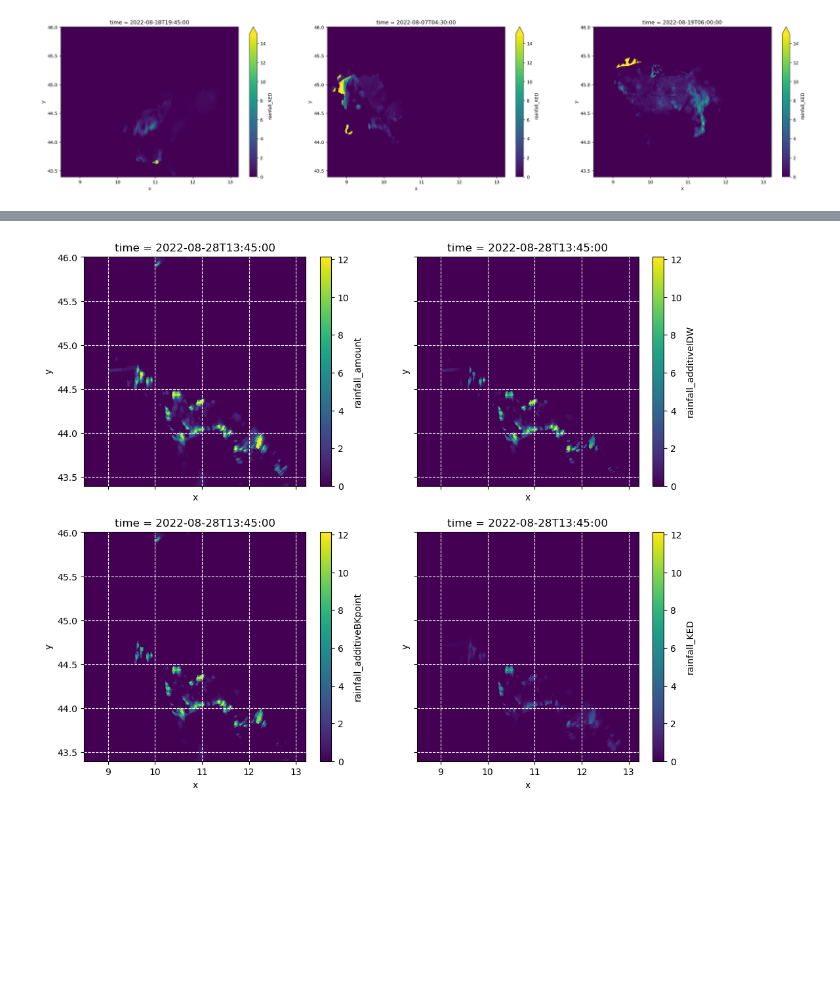
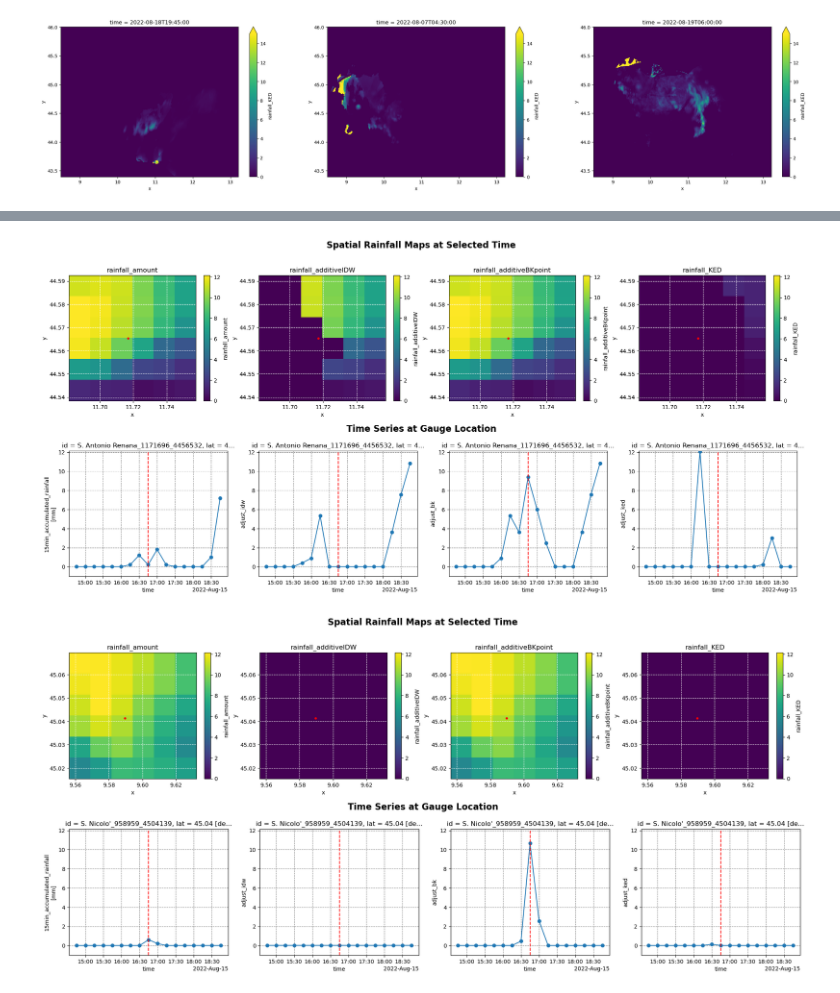
Before and after one commit to EliaCovi/radar_adjustment_intercomparison, a Jupyter notebook: 4_adjustment_analysis.ipynb, the cells around one changed output, grey strips where cells are left out. Drawn from its saved outputs; the diff is of its cells as text; code cells hidden in the pictures; blank space fills up the shorter version.

```diff
--- a/4_adjustment_analysis.ipynb
+++ b/4_adjustment_analysis.ipynb
@@ -49,6 +49,8 @@ get_grid_at_points = plg.spatial.GridAtPoints(
     da_point_data=ds_gauges.isel(time = 0),
     nnear=1,
     stat="best",
+    use_lon_lat=True
+
 )
 
 ds_gauges['rainfall_radar'] = get_grid_at_points(
@@ -296,21 +306,49 @@ array(['2022-08-02T07:30:00.000000000', '2022-08-02T09:45:00.000000000',
 # %%
-seltime = '2022-08-28T13:45:00.000000000'
-#seltime = '2022-08-06T19:00:00.000000000'
 
-vmax = np.nanmax(np.concatenate([ds_rad.rainfall_amount.sel(time = seltime).values.flatten(),
-                                 ds_rad.rainfall_additiveIDW.sel(time = seltime).values.flatten(),
-                                 ds_rad.rainfall_additiveBKpoint.sel(time = seltime).values.flatten(),
-                                 ds_rad.rainfall_KED.sel(time = seltime).values.flatten()], axis=0))
+seltime = '2022-08-15T16:45:00.000000000'
+selids = ['S. Antonio Renana_1171696_4456532', "S. Nicolo'_958959_4504139"]
 
-fig, ax=plt.subplots(2,2, figsize=(12,10), sharex=True, sharey=True)
-ds_rad.rainfall_amount.sel(time = seltime).plot(ax=ax[0,0], vmin=0, vmax=vmax)
-ds_rad.rainfall_additiveIDW.sel(time = seltime).plot(ax=ax[0,1], vmin=0, vmax=vmax)
-ds_rad.rainfall_additiveBKpoint.sel(time = seltime).plot(ax=ax[1,0], vmin=0, vmax=vmax)
-ds_rad.rainfall_KED.sel(time = seltime).plot(ax=ax[1,1], vmin=0, vmax=vmax)
+for sid in selids:
+    # cut area 30 km2
+    low_lon = float(ds_gauges.x.sel(id=sid).values) - 3000
+    up_lon = float(ds_gauges.x.sel(id=sid).values) + 3000
+    low_lat = float(ds_gauges.y.sel(id=sid).values) - 3000
+    up_lat = float(ds_gauges.y.sel(id=sid).values) + 3000
+    mask = (ds_rad.xs >=  low_lon)&(ds_rad.xs <=  up_lon)&(ds_rad.ys >=  low_lat)&(ds_rad.ys <=  up_lat)
+    ds_rad_cut = ds_rad.where(mask, drop=True)
+    #plot all the maps with the stations positions
+    vmax = np.nanmax(np.concatenate([ds_rad_cut.rainfall_amount.sel(time = seltime).values.flatten(),
+                                     ds_rad_cut.rainfall_additiveIDW.sel(time = seltime).values.flatten(),
+                                     ds_rad_cut.rainfall_additiveBKpoint.sel(time = seltime).values.flatten(),
+                                     ds_rad_cut.rainfall_KED.sel(time = seltime).values.flatten()], axis=0))
 
-ax[0,0].grid(linestyle='--', color='white')
-ax[1,0].grid(linestyle='--', color='white')
-ax[0,1].grid(linestyle='--', color='white')
-ax[1,1].grid(linestyle='--', color='white')
+    fig, ax=plt.subplots(2,4, figsize=(24,10))
+    ds_rad_cut.rainfall_amount.sel(time = seltime).plot(ax=ax[0,0], vmin=0, vmax=vmax)
+    ds_rad_cut.rainfall_additiveIDW.sel(time = seltime).plot(ax=ax[0,1], vmin=0, vmax=vmax)
+    ds_rad_cut.rainfall_additiveBKpoint.sel(time = seltime).plot(ax=ax[0,2], vmin=0, vmax=vmax)
+    ds_rad_cut.rainfall_KED.sel(time = seltime).plot(ax=ax[0,3], vmin=0, vmax=vmax)
+    ax[0,0].set_title('rainfall_amount')
+    ax[0,1].set_title('rainfall_additiveIDW')
+    ax[0,2].set_title('rainfall_additiveBKpoint')
+    ax[0,3].set_title('rainfall_KED')
+    for i in range(4):
+        ax[0,i].grid(linestyle='--', color='white')
+        ax[0,i].scatter(ds_gauges.lon.sel(id=sid), ds_gauges.lat.sel(id=sid), color='red', s=10)
+
+    # plot time series
+    interval = slice(np.datetime64(seltime)-np.timedelta64(2,'h'), np.datetime64(seltime)+np.timedelta64(2,'h'))
+    ds_gauges.rainfall_amount.sel(id=sid, time=interval).plot.line(ax=ax[1,0], marker='o')
+    ds_gauges.adjust_idw.sel(id=sid, time=interval).plot.line(ax=ax[1,1], marker='o')
+    ds_gauges.adjust_bk.sel(id=sid, time=interval).plot.line(ax=ax[1,2], marker='o')
+    ds_gauges.adjust_ked.sel(id=sid, time=interval).plot.line(ax=ax[1,3], marker='o')
+    for i in range(4):
+        ax[1,i].grid(linestyle='--', c='gray')
+        ax[1,i].axvline(x=np.datetime64(seltime), c='red', linestyle='--')
+        ax[1,i].set_ylim([-1, vmax])
+
+    fig.text(0.5, 0.95, 'Spatial Rainfall Maps at Selected Time', ha='center', fontsize=16, fontweight='bold')
+    fig.text(0.5, 0.48, 'Time Series at Gauge Location', ha='center', fontsize=16, fontweight='bold')
+    plt.subplots_adjust(hspace=0.4)
 # %% [output]
-[figure, old version]
+[figure, new version]
+[figure, added]
```
Also changed, not shown: parts of 9 cells of this notebook.
